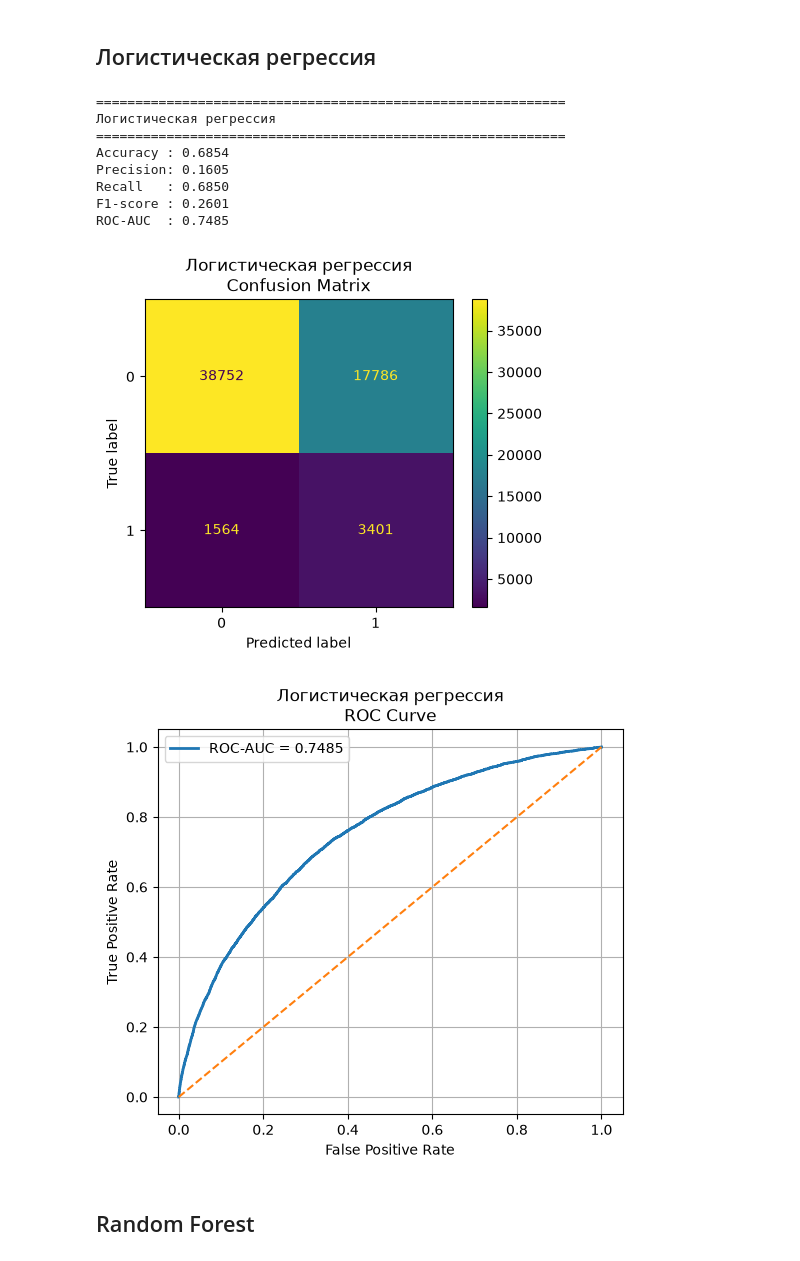
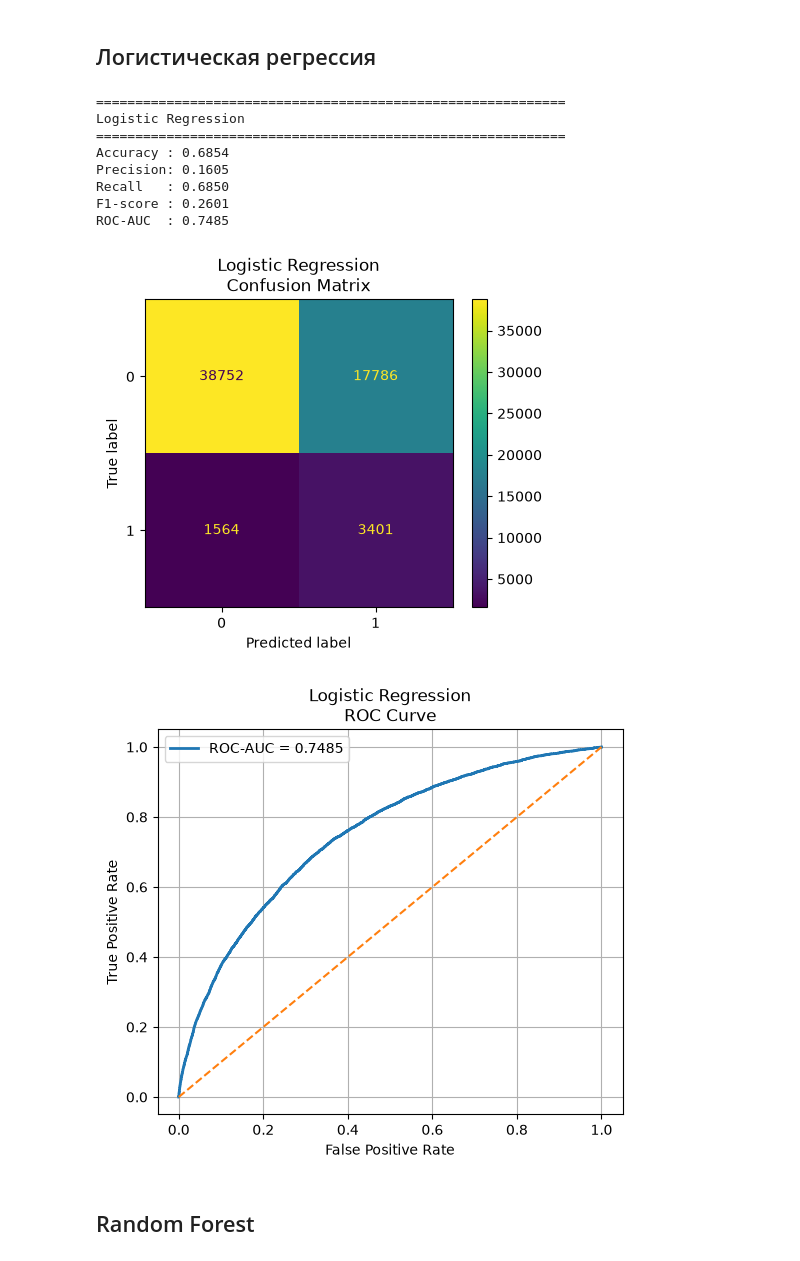
Before and after one commit to Twickitt/Credit-Scoring-Bot, a Jupyter notebook: notebooks/Credit-Scoring-Analysis.ipynb, the cells around one changed output. Cells and saved outputs as stored; diff of their text form; code cells hidden in the pictures.

```diff
--- a/notebooks/Credit-Scoring-Analysis.ipynb
+++ b/notebooks/Credit-Scoring-Analysis.ipynb
@@ -709,33 +751,33 @@ def evaluate_model(model, X_test, y_test, model_name):
 # %%
 scaler = StandardScaler()
 X_train_scaled = scaler.fit_transform(X_train)
 X_test_scaled = scaler.transform(X_test)
 
 log_reg = LogisticRegression(
     class_weight='balanced',
     max_iter=3000,
     random_state=3,
     n_jobs=-1
 )
 
 log_reg.fit(X_train_scaled, y_train)
 log_reg_result = evaluate_model(
     log_reg,
     X_test_scaled,
     y_test,
-    'Логистическая регрессия'
+    'Logistic Regression'
 )
 # %% [output]
 ============================================================
-Логистическая регрессия
+Logistic Regression
 ============================================================
 Accuracy : 0.6854
 Precision: 0.1605
 Recall   : 0.6850
 F1-score : 0.2601
 ROC-AUC  : 0.7485
-[figure, old version]
+[figure, new version]
-[figure, old version]
+[figure, new version]
 # %% [markdown]
 ## Random Forest
 # %%
```
Also changed, not shown: parts of 8 cells of this notebook, 4 other files.
